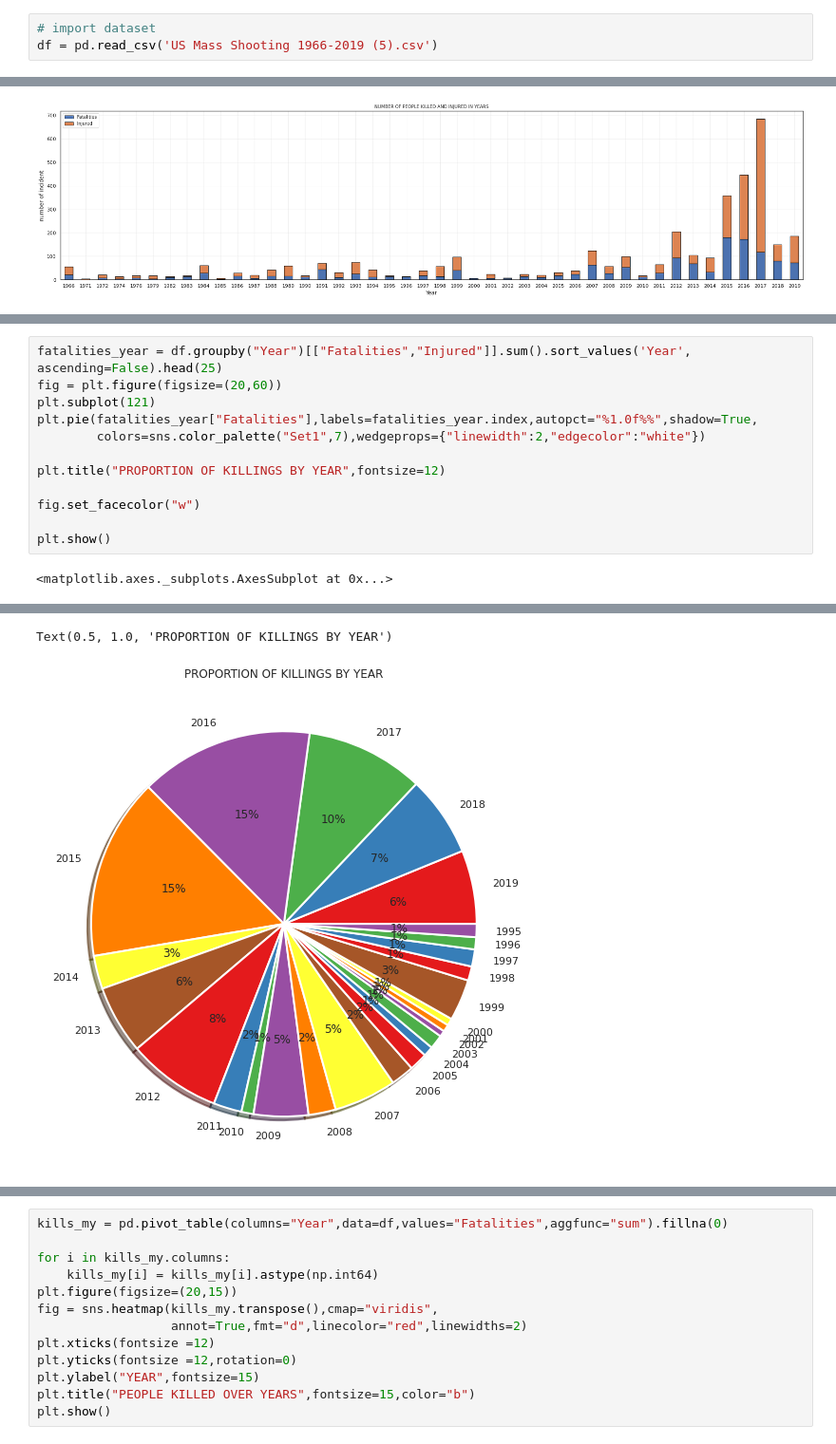
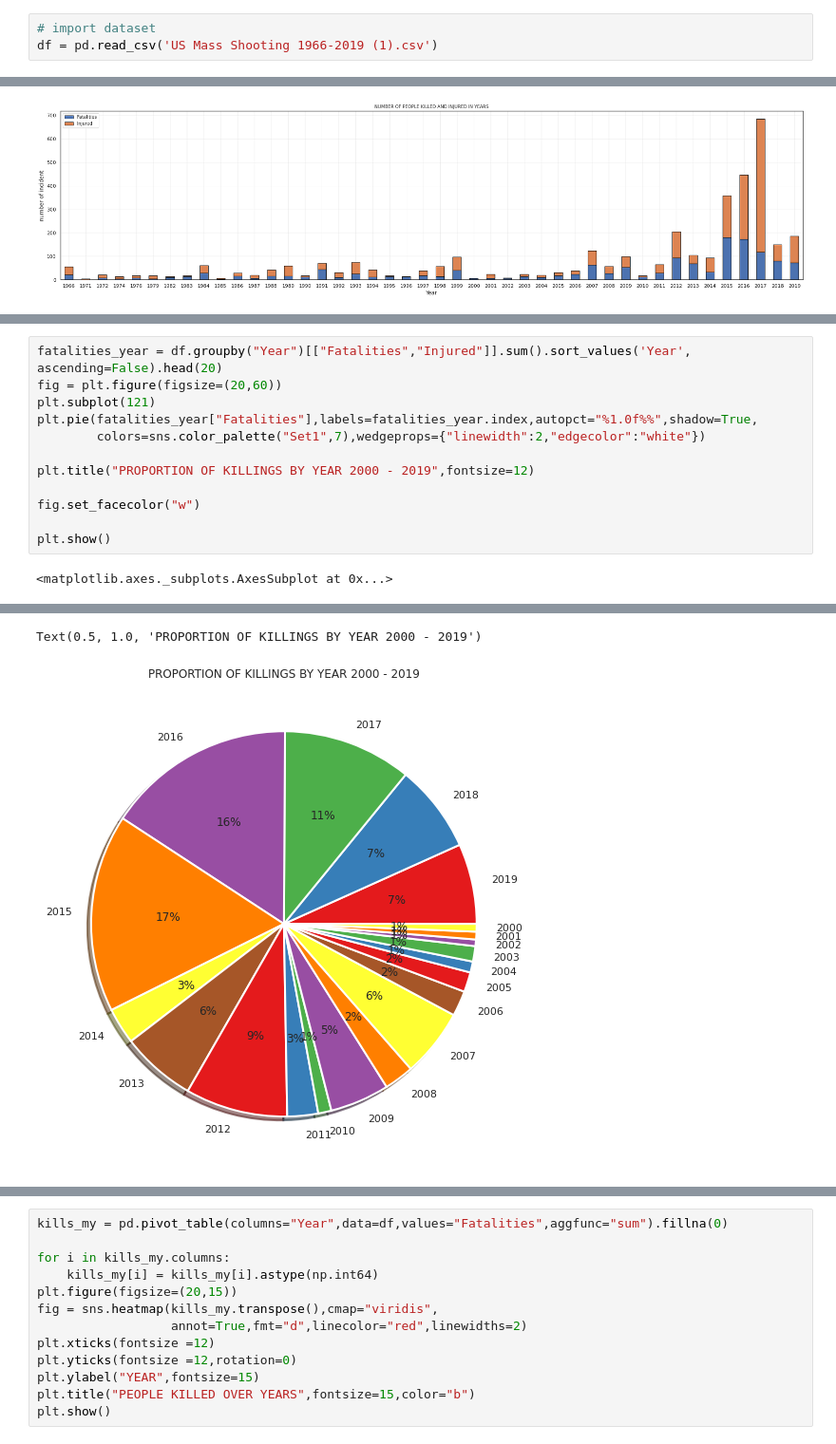
Before and after one commit to Antonio-Martinez-Sanchez/Capstone-Thinkful-Excel, a Jupyter notebook: Final_Capstone_Thinkful.ipynb, the cells around one changed output, grey strips where cells are left out. Shown at 95% size. Cells and saved outputs as stored; diff of their text form.

```diff
--- a/Final_Capstone_Thinkful.ipynb
+++ b/Final_Capstone_Thinkful.ipynb
@@ -128,6 +129,6 @@ Saving US Mass Shooting 1966-2019.csv to US Mass Shooting 1966-2019 (5).csv
 # %%
 # import dataset
-df = pd.read_csv('US Mass Shooting 1966-2019 (5).csv')
+df = pd.read_csv('US Mass Shooting 1966-2019 (1).csv')
 # %%
 # Get the number of rows
 n_data = len(df)
@@ -319,11 +331,11 @@ Text(0.5, 1.0, 'PROPORTION OF KILLINGS BY YEAR')
 # %%
-fatalities_year = df.groupby("Year")[["Fatalities","Injured"]].sum().sort_values('Year', ascending=False).head(25)
+fatalities_year = df.groupby("Year")[["Fatalities","Injured"]].sum().sort_values('Year', ascending=False).head(20)
 fig = plt.figure(figsize=(20,60))
 plt.subplot(121)
 plt.pie(fatalities_year["Fatalities"],labels=fatalities_year.index,autopct="%1.0f%%",shadow=True,
         colors=sns.color_palette("Set1",7),wedgeprops={"linewidth":2,"edgecolor":"white"})
 
-plt.title("PROPORTION OF KILLINGS BY YEAR",fontsize=12)
+plt.title("PROPORTION OF KILLINGS BY YEAR 2000 - 2019",fontsize=12)
 
 fig.set_facecolor("w")
 
@@ -350,2 +362,2 @@ plt.show()
-Text(0.5, 1.0, 'PROPORTION OF KILLINGS BY YEAR')
+Text(0.5, 1.0, 'PROPORTION OF KILLINGS BY YEAR 2000 - 2019')
-[figure, old version]
+[figure, new version]
```
Also changed, not shown: parts of 33 cells of this notebook.
